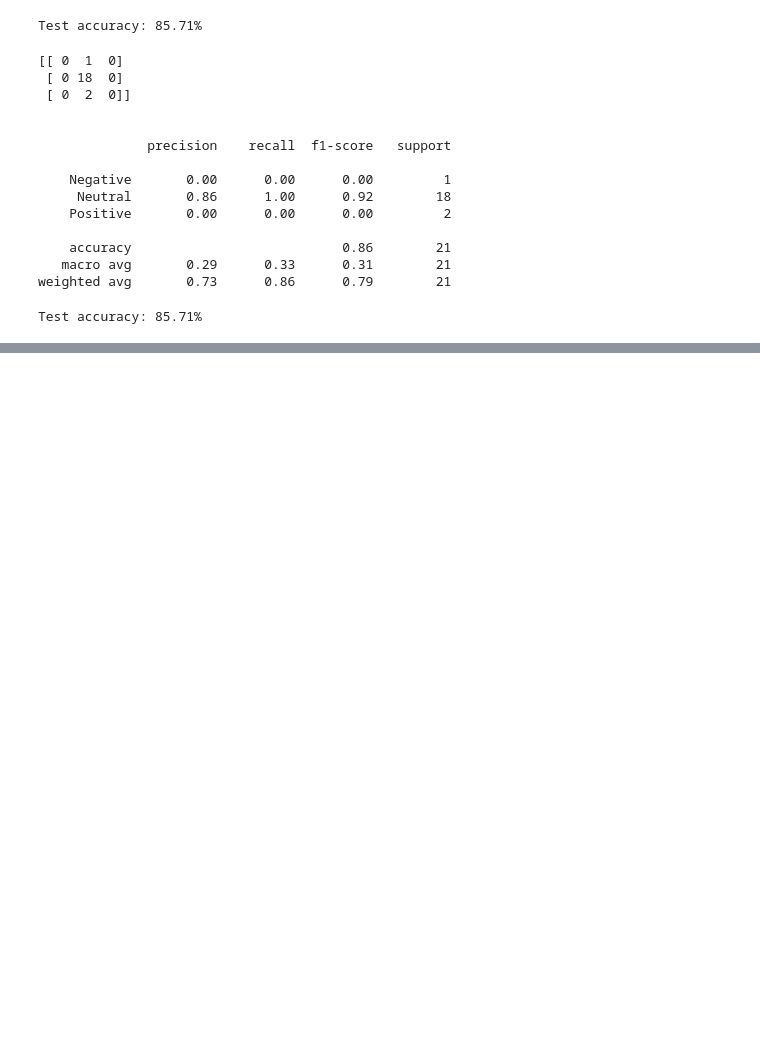
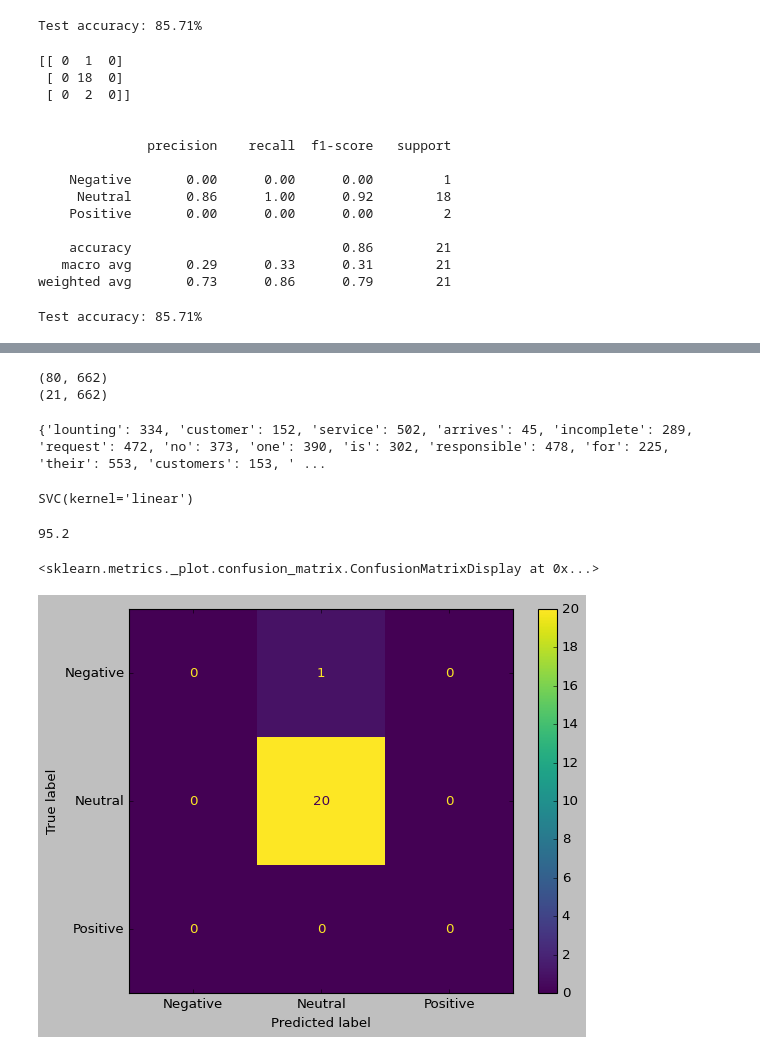
Before and after one commit to mapaulabecerra/Titulaci-n-2022, a Jupyter notebook: Clasificacion_v1.ipynb, the cells around one changed output, grey strips where cells are left out. Cells and saved outputs as stored; diff of their text form; code cells hidden in the pictures; blank space fills up the shorter version.

```diff
--- a/Clasificacion_v1.ipynb
+++ b/Clasificacion_v1.ipynb
@@ -315,0 +325,8 @@ Test accuracy: 85.71%
+# %%
+df_train80 = pd.DataFrame()
+df_train80['Sentiment'] = train_X
+df_train80['Label'] = train_Y
+
+df_test20 = pd.DataFrame()
+df_test20['Sentiment'] = test_X
+df_test20['Label'] = test_Y
@@ -315,0 +336,49 @@ Test accuracy: 85.71%
+# %%
+# TF-IDF
+
+from sklearn.feature_extraction.text import TfidfVectorizer
+
+tfidf_vect_8020 = TfidfVectorizer(max_features = 5000)
+tfidf_vect_8020.fit(df['text_traducido'])
+train_X_tfidf_8020 = tfidf_vect_8020.transform(df_train80['Sentiment'])
+test_X_tfidf_8020 = tfidf_vect_8020.transform(df_test20['Sentiment'])
+# %%
+print(train_X_tfidf_8020.shape)
+print(test_X_tfidf_8020.shape)
+# %% [output]
+(80, 662)
+(21, 662)
+# %%
+
+# You can use the below syntax to see the vocabulary that it has learned from the corpus
+print(tfidf_vect_8020.vocabulary_)
+# %% [output]
+{'lounting': 334, 'customer': 152, 'service': 502, 'arrives': 45, 'incomplete': 289, 'request': 472, 'no': 373, 'one': 390, 'is': 302, 'responsible': 478, 'for': 225, 'their': 553, 'customers': 153, ' ...
+# %%
+from sklearn.svm import SVC
+
+model = SVC(kernel='linear')
+model.fit(train_X_tfidf_8020,train_Y)
+# %% [output]
+SVC(kernel='linear')
+# %%
+from sklearn.metrics import accuracy_score
+
+predictions_SVM_8020 = model.predict(test_X_tfidf_8020)
+test_prediction_8020 = pd.DataFrame()
+test_prediction_8020['Sentiment'] = test_X
+test_prediction_8020['Label'] = predictions_SVM_8020
+SVM_accuracy_8020 = accuracy_score(predictions_SVM_8020, test_Y)*100
+SVM_accuracy_8020 = round(SVM_accuracy_8020,1)
+# %%
+SVM_accuracy_8020
+# %% [output]
+95.2
+# %%
+style.use('classic')
+cm = confusion_matrix(test_Y, predictions_SVM_8020, labels=model.classes_)
+disp = ConfusionMatrixDisplay(confusion_matrix = cm, display_labels=model.classes_)
+disp.plot()
+# %% [output]
+<sklearn.metrics._plot.confusion_matrix.ConfusionMatrixDisplay at 0x...>
+[figure, added]
```
Also changed, not shown: parts of 20 cells of this notebook.
